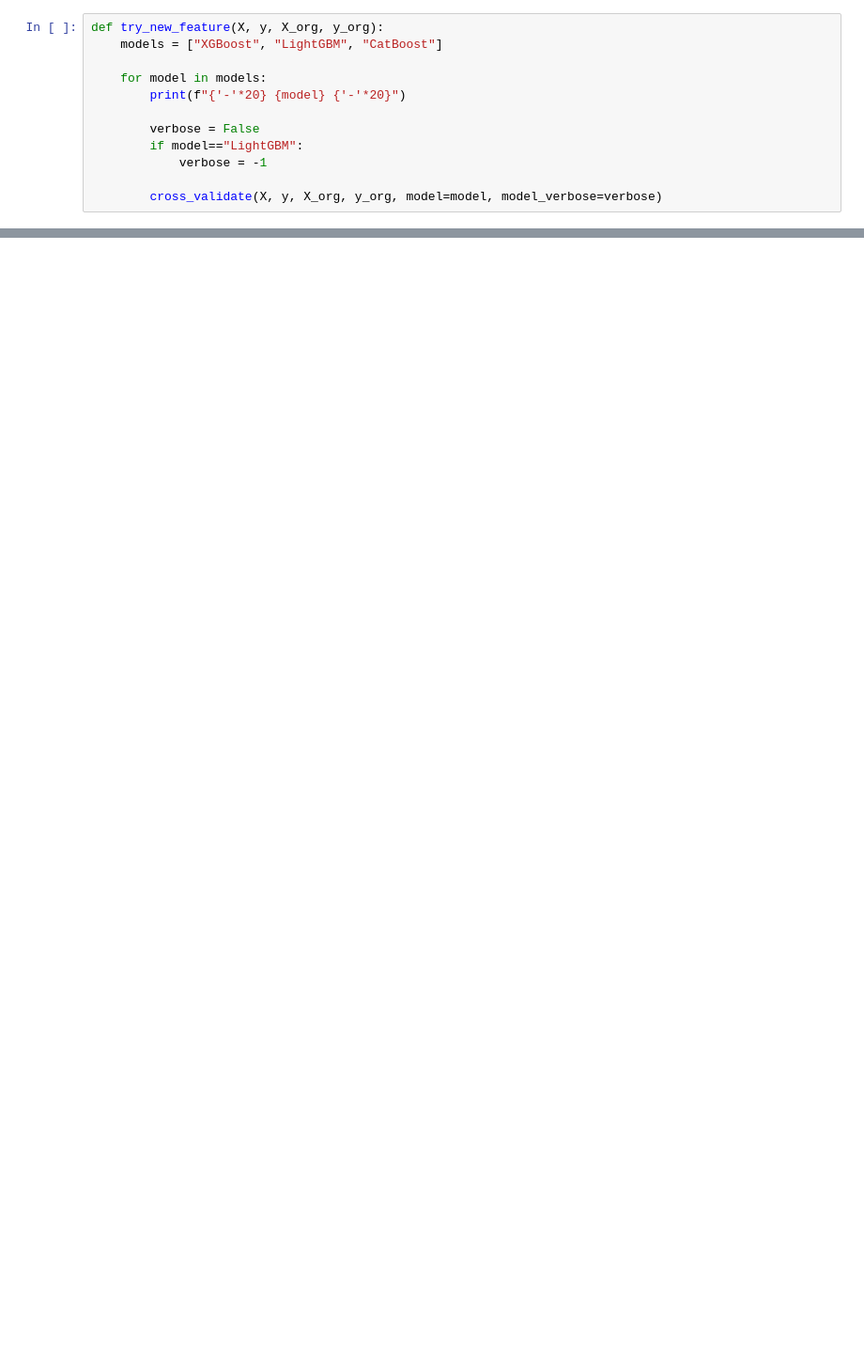
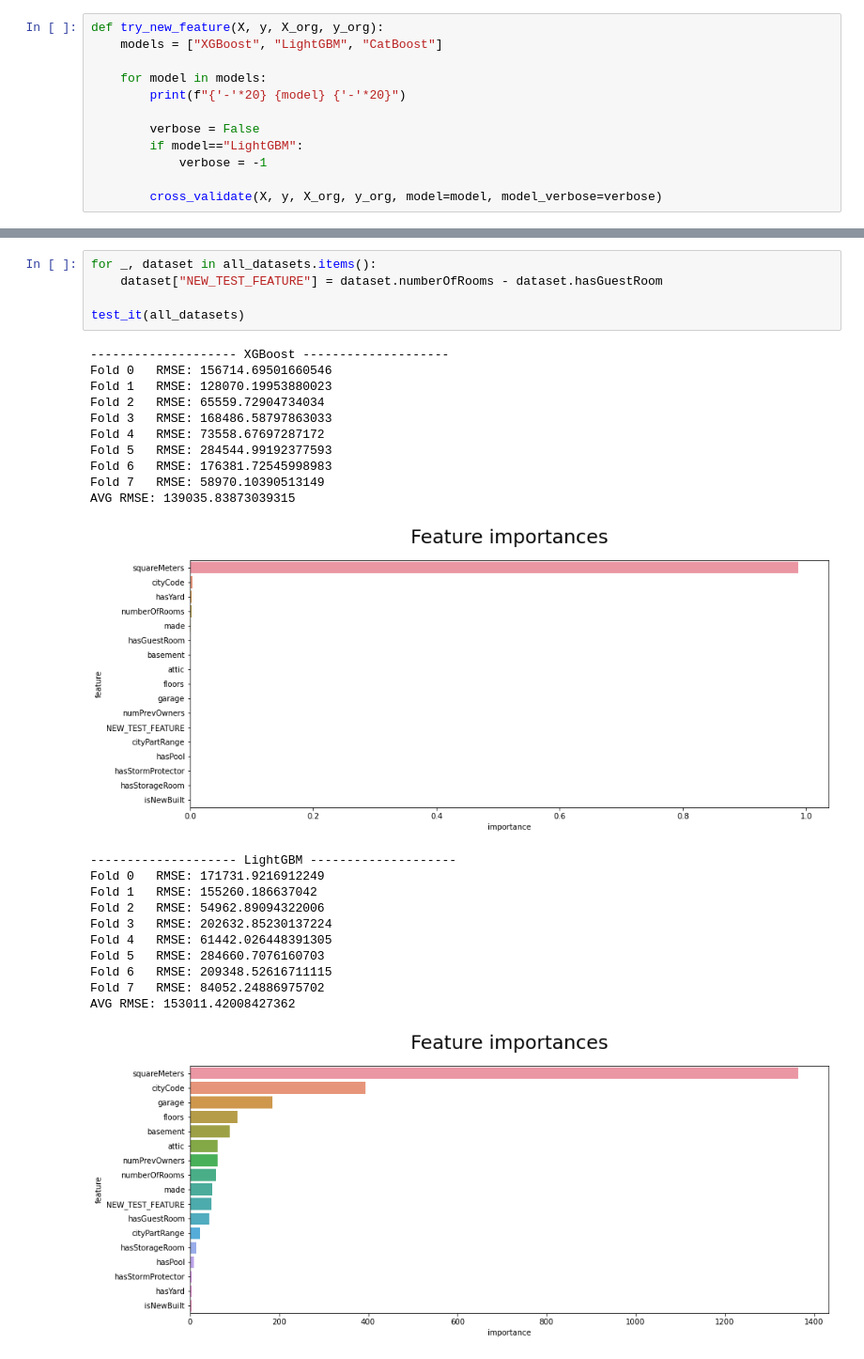
Before and after one commit to KhawajaAbaid/kaggle-playground, a Jupyter notebook: ps3e6-feature-engineering.ipynb, the cells around one changed output, grey strips where cells are left out. Shown at 94% size. Drawn from its saved outputs; the diff is of its cells as text; blank space fills up the shorter version.

```diff
--- a/ps3e6-feature-engineering.ipynb
+++ b/ps3e6-feature-engineering.ipynb
@@ -415,0 +305,28 @@ submission.to_csv("submission.csv", index=False)
+# %%
+for _, dataset in all_datasets.items():
+    dataset["NEW_TEST_FEATURE"] = dataset.numberOfRooms - dataset.hasGuestRoom
+
+test_it(all_datasets)
+# %% [output]
+-------------------- XGBoost --------------------
+Fold 0   RMSE: 156714.69501660546
+Fold 1   RMSE: 128070.19953880023
+Fold 2   RMSE: 65559.72904734034
+Fold 3   RMSE: 168486.58797863033
+Fold 4   RMSE: 73558.67697287172
+Fold 5   RMSE: 284544.99192377593
+Fold 6   RMSE: 176381.72545998983
+Fold 7   RMSE: 58970.10390513149
+AVG RMSE: 139035.83873039315
+[figure, added]
+-------------------- LightGBM --------------------
+Fold 0   RMSE: 171731.9216912249
+Fold 1   RMSE: 155260.186637042
+Fold 2   RMSE: 54962.89094322006
+Fold 3   RMSE: 202632.85230137224
+Fold 4   RMSE: 61442.026448391305
+Fold 5   RMSE: 284660.7076160703
+Fold 6   RMSE: 209348.52616711115
+Fold 7   RMSE: 84052.24886975702
+AVG RMSE: 153011.42008427362
+[figure, added]
```
Also changed, not shown: parts of 65 cells of this notebook.
